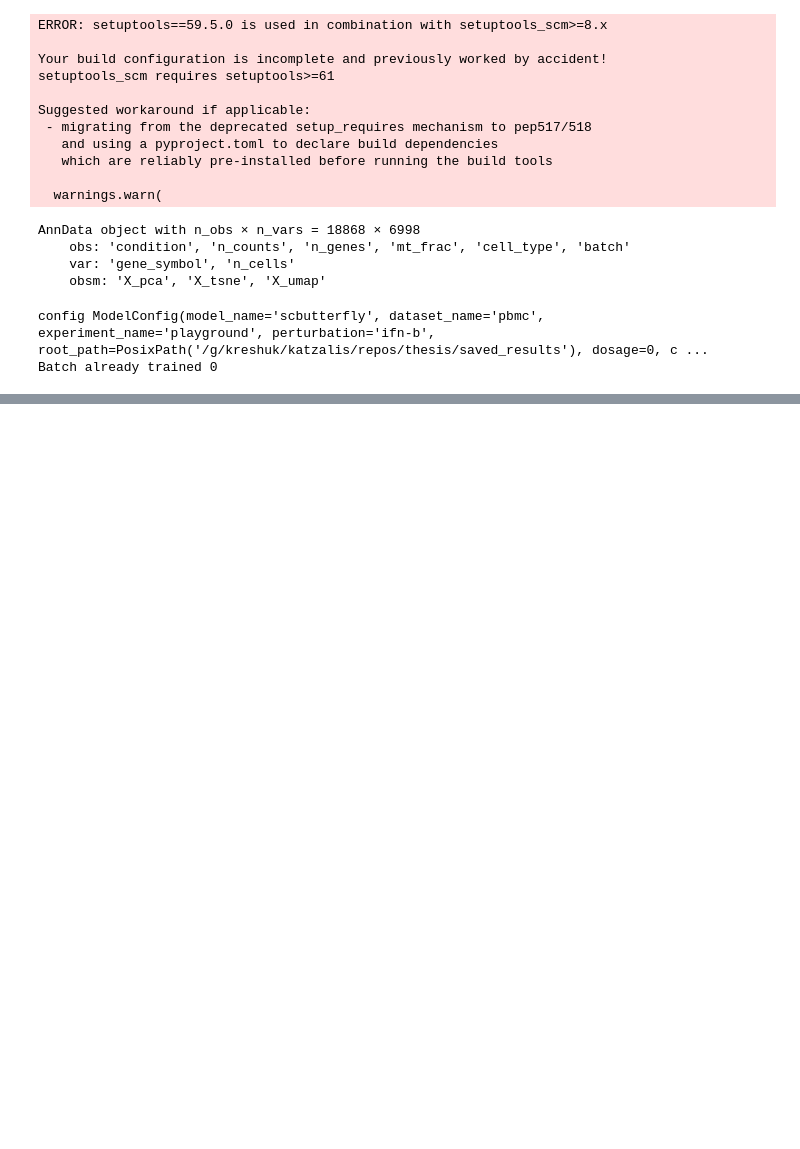
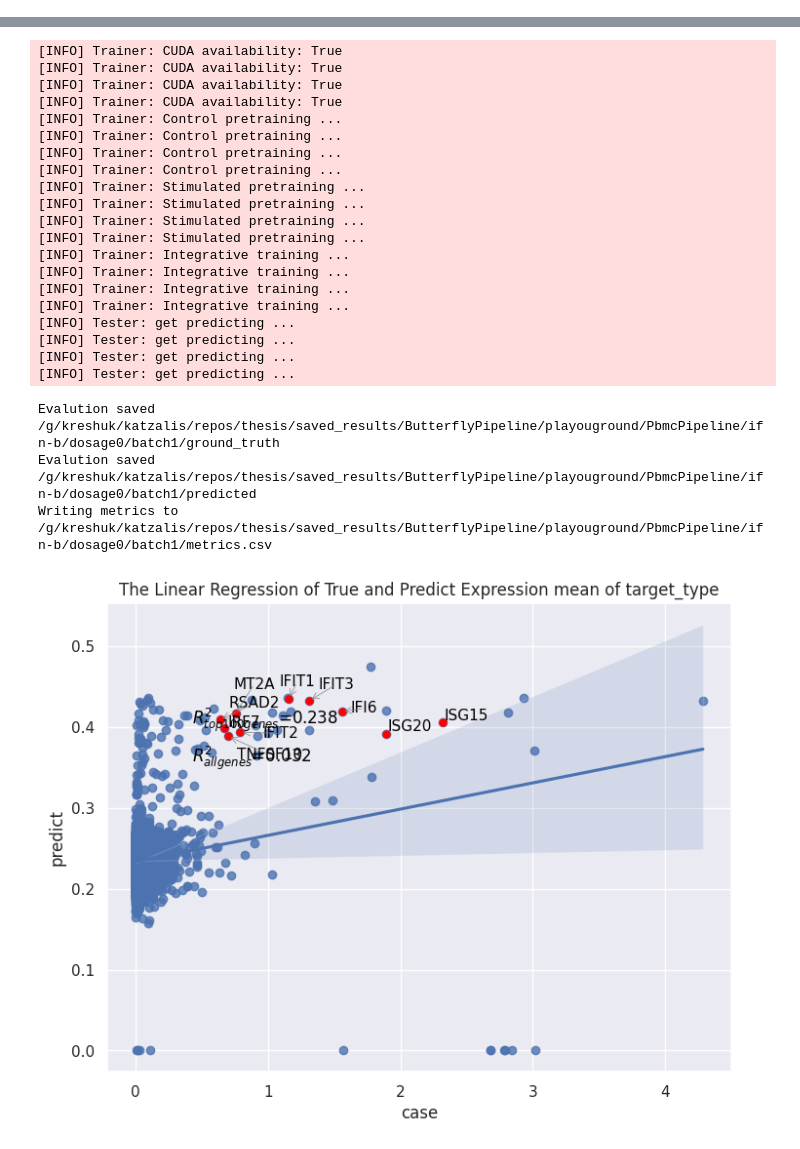
Before and after one commit to thodkatz/thesis, a Jupyter notebook: experiments/playground.ipynb, the cells around one changed output, grey strips where cells are left out. Drawn from its saved outputs; the diff is of its cells as text; code cells hidden in the pictures; blank space fills up the shorter version.

Commit message:
Major redesign of the benchmarking
Use objects to parameterize the workflows

```diff
--- a/experiments/playground.ipynb
+++ b/experiments/playground.ipynb
@@ -1,28 +1,12 @@
-# %%
-from thesis.datasets import get_pbmc
-adata = get_pbmc()
-adata
-# %% [output]
-ERROR: setuptools==59.5.0 is used in combination with setuptools_scm>=8.x
-
-Your build configuration is incomplete and previously worked by accident!
-setuptools_scm requires setuptools>=61
-
-Suggested workaround if applicable:
- - migrating from the deprecated setup_requires mechanism to pep517/518
-   and using a pyproject.toml to declare build dependencies
-   which are reliably pre-installed before running the build tools
-
-  warnings.warn(
-AnnData object with n_obs × n_vars = 18868 × 6998
-    obs: 'condition', 'n_counts', 'n_genes', 'mt_frac', 'cell_type', 'batch'
-    var: 'gene_symbol', 'n_cells'
-    obsm: 'X_pca', 'X_tsne', 'X_umap'
-# %%
-from thesis.scbutterfly import run_pbmc
-
-
-run_pbmc(experiment_name="playground", dataset=adata, batch=0)
-# %% [output]
-config ModelConfig(model_name='scbutterfly', dataset_name='pbmc', experiment_name='playground', perturbation='ifn-b', root_path=PosixPath('/g/kreshuk/katzalis/repos/thesis/saved_results'), dosage=0, c ...
-Batch already trained 0
+# %%
+from thesis.datasets_pipelines import PbmcPipeline
+from thesis.model_pipelines import ButterflyPipeline
+
+
+butterfly_pmbc = ButterflyPipeline(
+    dataset_pipeline=PbmcPipeline(), experiment_name="playouground", debug=True
+)
+
+butterfly_pmbc(batch=0, append_metrics=False, save_plots=False, refresh=True)
+butterfly_pmbc(batch=1, append_metrics=False, save_plots=False, refresh=True)
+# %% [output]
@@ -28,0 +31,24 @@ Batch already trained 0
+[INFO] Trainer: CUDA availability: True
+[INFO] Trainer: CUDA availability: True
+[INFO] Trainer: CUDA availability: True
+[INFO] Trainer: CUDA availability: True
+[INFO] Trainer: Control pretraining ...
+[INFO] Trainer: Control pretraining ...
+[INFO] Trainer: Control pretraining ...
+[INFO] Trainer: Control pretraining ...
+[INFO] Trainer: Stimulated pretraining ...
+[INFO] Trainer: Stimulated pretraining ...
+[INFO] Trainer: Stimulated pretraining ...
+[INFO] Trainer: Stimulated pretraining ...
+[INFO] Trainer: Integrative training ...
+[INFO] Trainer: Integrative training ...
+[INFO] Trainer: Integrative training ...
+[INFO] Trainer: Integrative training ...
+[INFO] Tester: get predicting ...
+[INFO] Tester: get predicting ...
+[INFO] Tester: get predicting ...
+[INFO] Tester: get predicting ...
+Evalution saved /g/kreshuk/katzalis/repos/thesis/saved_results/ButterflyPipeline/playouground/PbmcPipeline/ifn-b/dosage0/batch1/ground_truth
+Evalution saved /g/kreshuk/katzalis/repos/thesis/saved_results/ButterflyPipeline/playouground/PbmcPipeline/ifn-b/dosage0/batch1/predicted
+Writing metrics to /g/kreshuk/katzalis/repos/thesis/saved_results/ButterflyPipeline/playouground/PbmcPipeline/ifn-b/dosage0/batch1/metrics.csv
+[figure, added]
```
Also changed, not shown: parts of 5 cells of this notebook, 20 other files.
